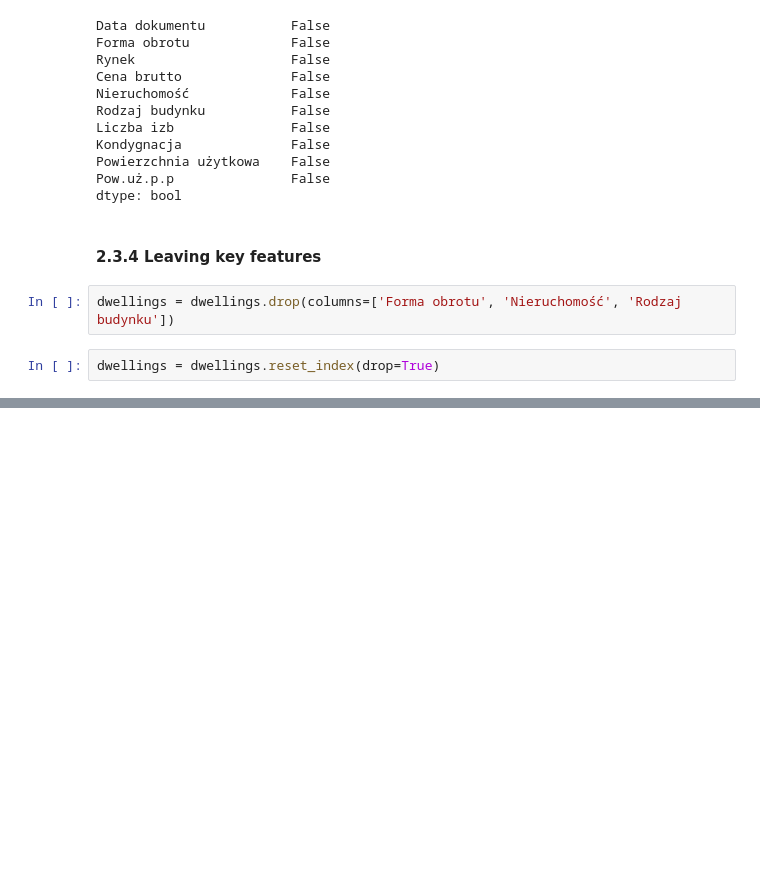
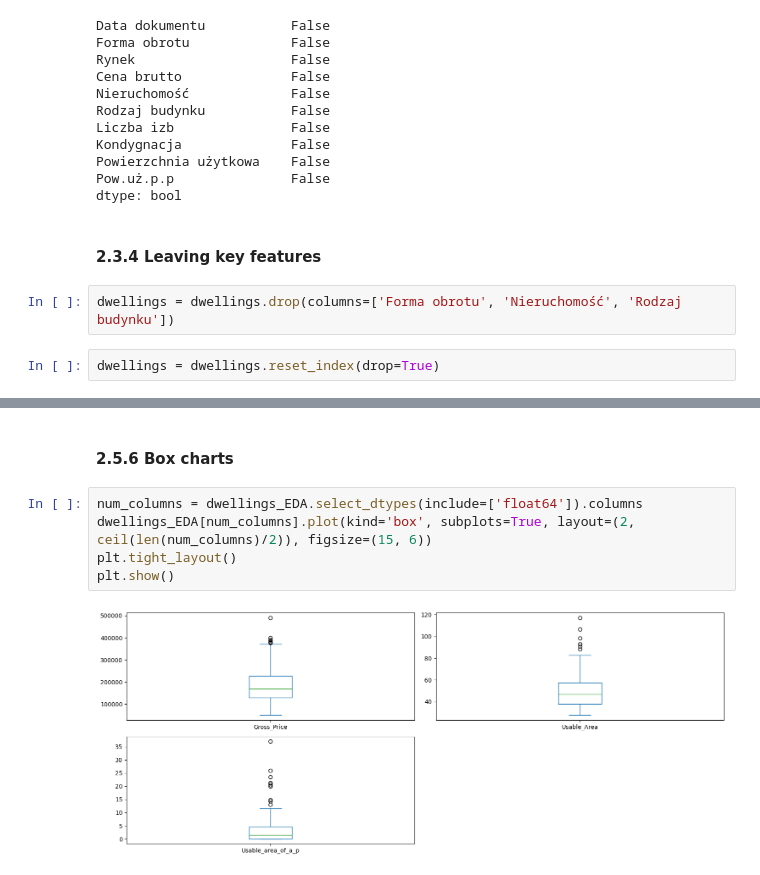
Before and after one commit to szymonszczurowski/Housing-Market-Analysis, a Jupyter notebook: housing_price_predictor.ipynb, the cells around one changed output, grey strips where cells are left out. Cells and saved outputs as stored; diff of their text form; blank space fills up the shorter version.

```diff
--- a/housing_price_predictor.ipynb
+++ b/housing_price_predictor.ipynb
@@ -372,0 +441,9 @@ dwellings.head()
+# %% [markdown]
+#### 2.5.6 Box charts
+# %%
+num_columns = dwellings_EDA.select_dtypes(include=['float64']).columns
+dwellings_EDA[num_columns].plot(kind='box', subplots=True, layout=(2, ceil(len(num_columns)/2)), figsize=(15, 6))
+plt.tight_layout()
+plt.show()
+# %% [output]
+[figure, added]
```
Also changed, not shown: parts of 35 cells of this notebook.
